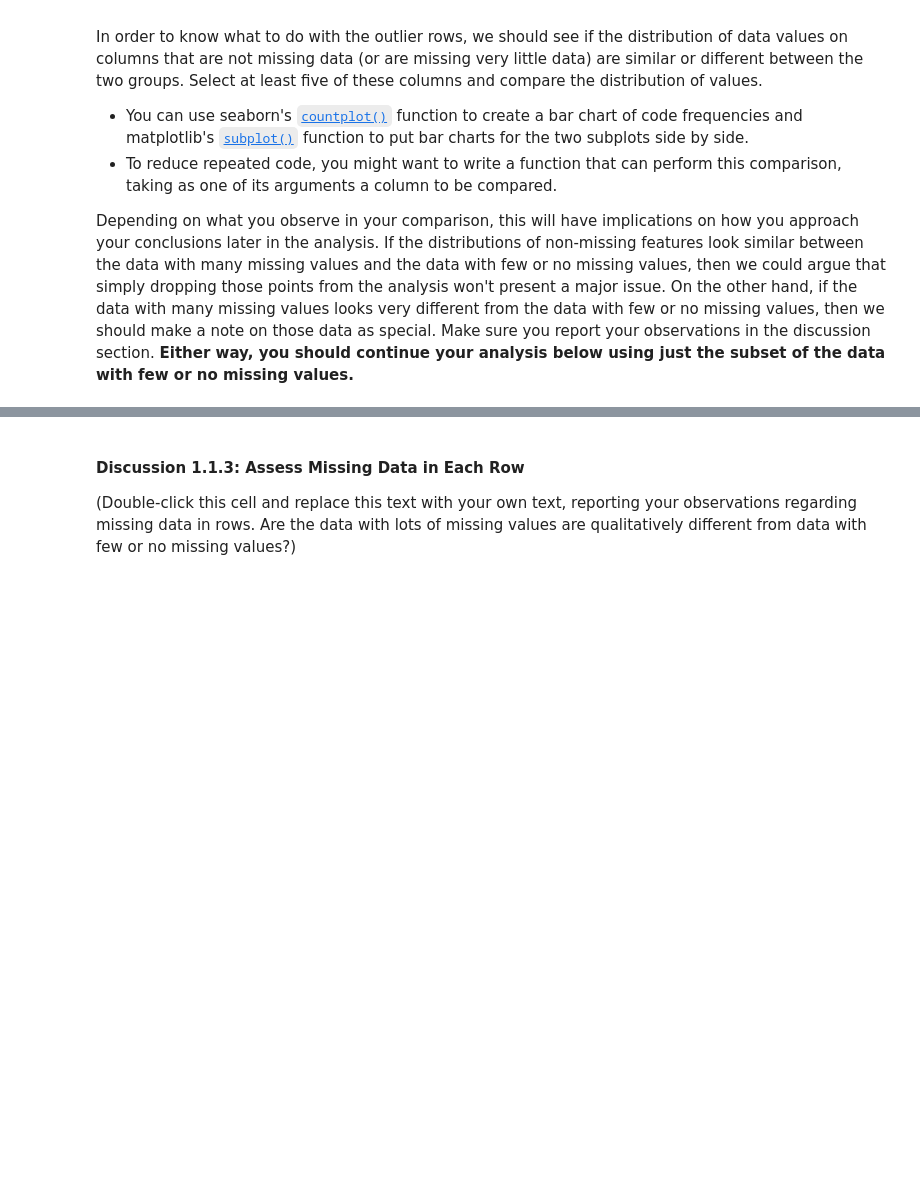
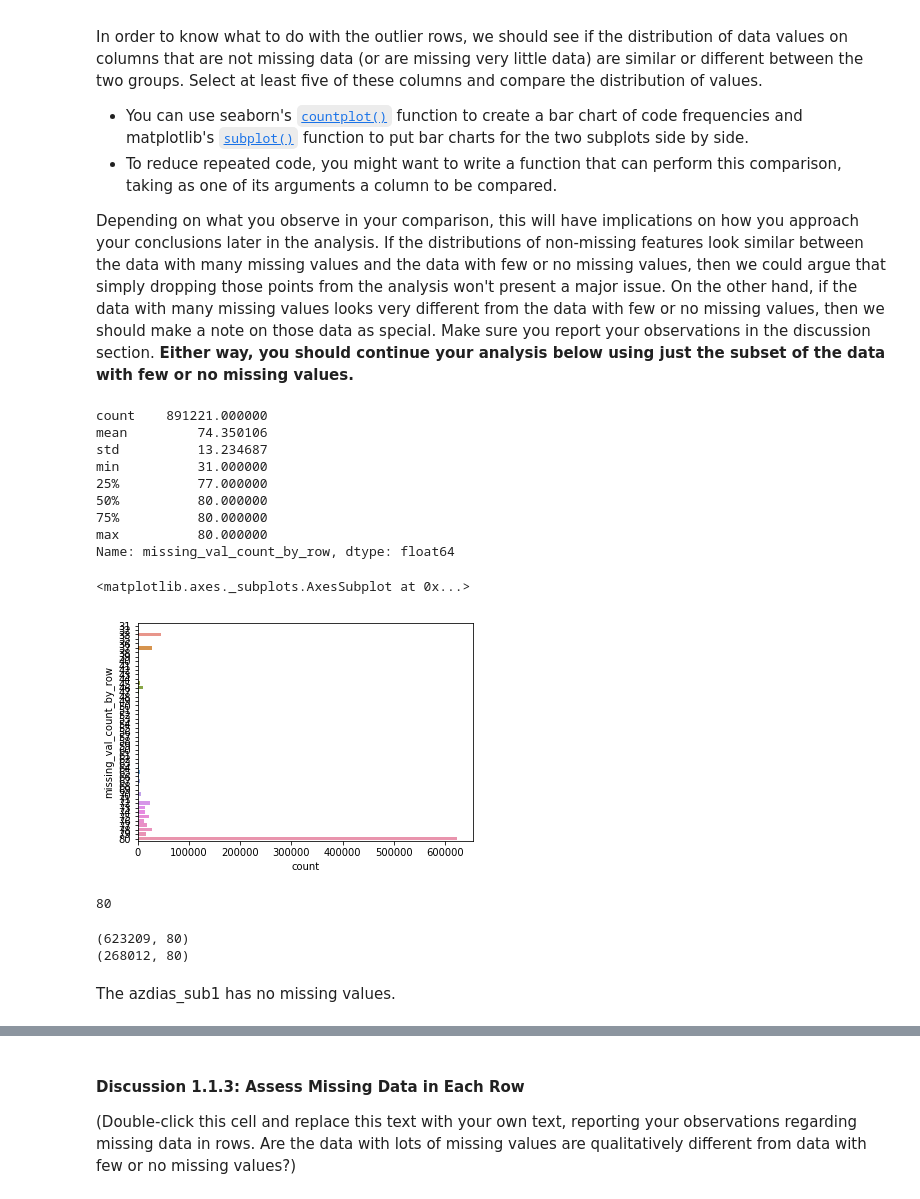
Before and after one commit to jimmyadeline/DSND_Term1, a Jupyter notebook: projects/p3_Identify Customer Segments/Identify_Customer_Segments.ipynb, the cells around one changed output, grey strips where cells are left out. Saved outputs shown, nothing was run; the diff lists cells and outputs as text; code cells hidden in the pictures; blank space fills up the shorter version.

```diff
--- a/projects/p3_Identify Customer Segments/Identify_Customer_Segments.ipynb
+++ b/projects/p3_Identify Customer Segments/Identify_Customer_Segments.ipynb
@@ -132,0 +236,10 @@ For the remaining features, are there any patterns in which columns have, or sha
+# %%
+# Remove columns with too many missing values
+def drop_column(df):
+    drop_column=['AGER_TYP','GEBURTSJAHR','TITEL_KZ','ALTER_HH','KK_KUNDENTYP','KBA05_BAUMAX']
+    if 'Ager_TYP' in df.columns:
+        df = df.drop(drop_column,axis=1)
+    return df
+# %%
+azdias = drop_column(azdias)
+azdias.shape
@@ -142,4 +257,24 @@ In order to know what to do with the outlier rows, we should see if the distribu
 Depending on what you observe in your comparison, this will have implications on how you approach your conclusions later in the analysis. If the distributions of non-missing features look similar between the data with many missing values and the data with few or no missing values, then we could argue that simply dropping those points from the analysis won't present a major issue. On the other hand, if the data with many missing values looks very different from the data with few or no missing values, then we should make a note on those data as special. Make sure you report your observations in the discussion section. **Either way, you should continue your analysis below using just the subset of the data with few or no missing values.**
 # %%
 # How much data is missing in each row of the dataset?
+azdias['missing_val_count_by_row'] = azdias.apply(lambda x: x.count(), axis=1)
+# %%
+print(azdias['missing_val_count_by_row'].describe())
+sns.countplot(y = "missing_val_count_by_row", data = azdias)
+# %% [output]
+count    891221.000000
+mean         74.350106
+std          13.234687
+min          31.000000
+25%          77.000000
+50%          80.000000
+75%          80.000000
+max          80.000000
+Name: missing_val_count_by_row, dtype: float64
+<matplotlib.axes._subplots.AxesSubplot at 0x...>
+[figure, added]
+# %%
+azdias['missing_val_count_by_row'].max()
+# %% [output]
+80
 # %%
@@ -147,0 +285,8 @@ Depending on what you observe in your comparison, this will have implications on
+# %%
+print(azdias_sub1.shape)  # subset with no missing
+print(azdias_sub2.shape)
+# %% [output]
+(623209, 80)
+(268012, 80)
+# %% [markdown]
+The azdias_sub1 has no missing values.
```
Also changed, not shown: parts of 54 cells of this notebook.
